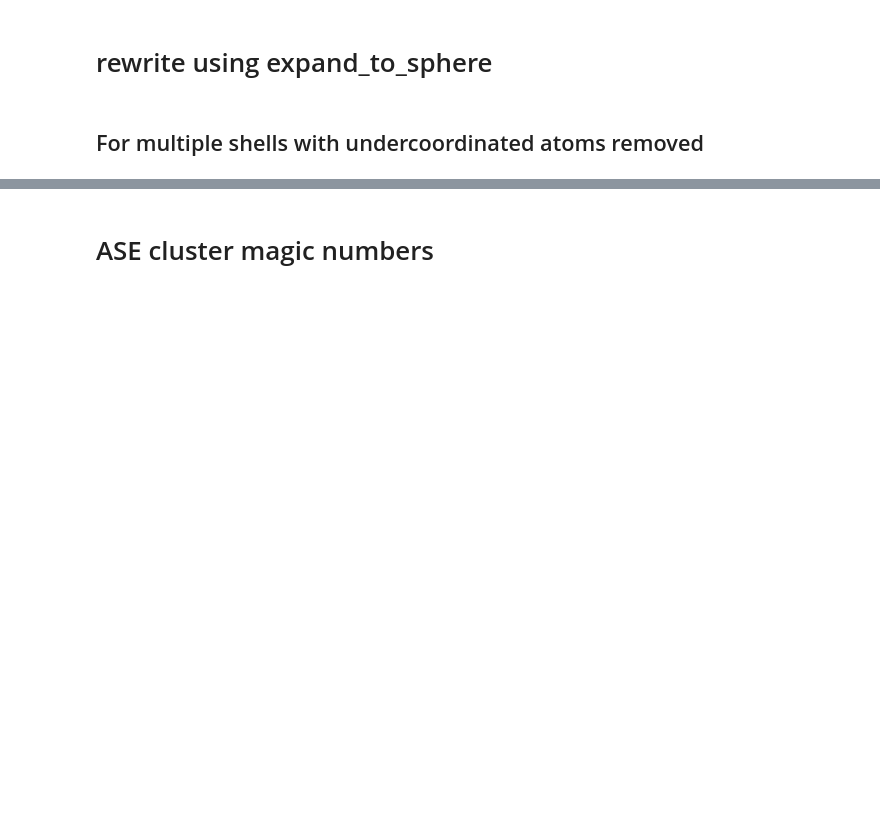
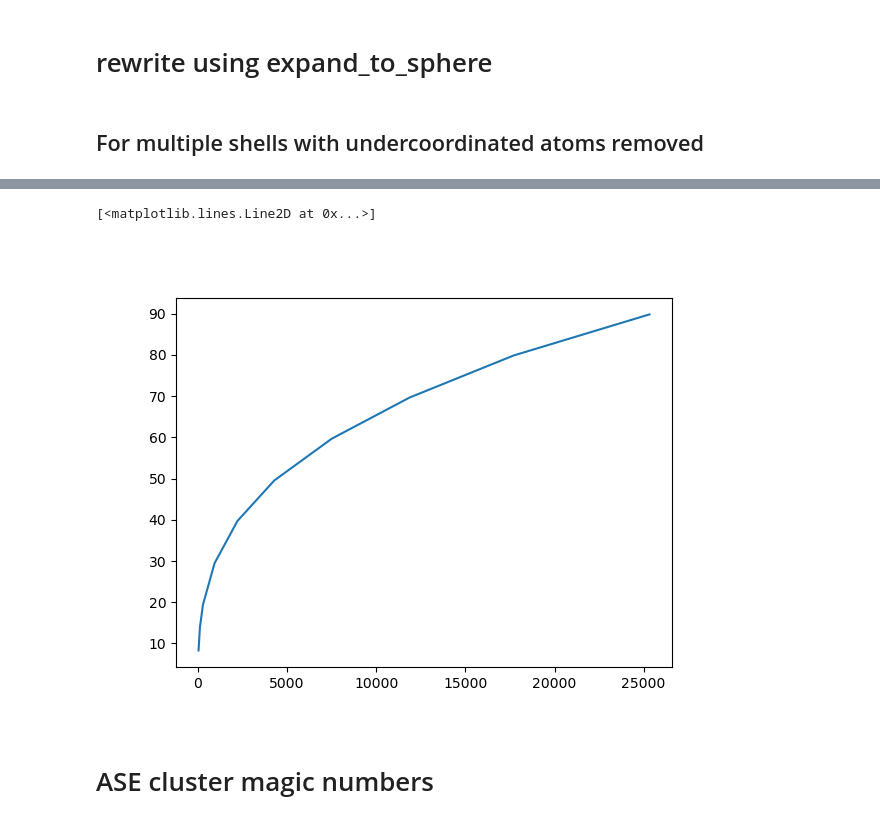
Before and after one commit to Cathyhjj/neighbor, a Jupyter notebook: 20240806_simple_example.ipynb, the cells around one changed output, grey strips where cells are left out. Drawn from its saved outputs; the diff is of its cells as text; code cells hidden in the pictures; blank space fills up the shorter version.

```diff
--- a/20240806_simple_example.ipynb
+++ b/20240806_simple_example.ipynb
@@ -224,3 +231,12 @@ plt.legend(legend_labels)
+# %%
+plt.figure()
+plt.plot(num_atoms_all[shell], sizes_all[shell])
+# for i in range(1, 5):
+    # shell = f'shell_{i}'
+    # plt.plot(num_atoms_all[shell], sizes_all[shell])
+# %% [output]
+[<matplotlib.lines.Line2D at 0x...>]
+[figure, added]
 # %% [markdown]
 # ASE cluster magic numbers
 # %%
```
Also changed, not shown: parts of 8 cells of this notebook, 19 other files.
